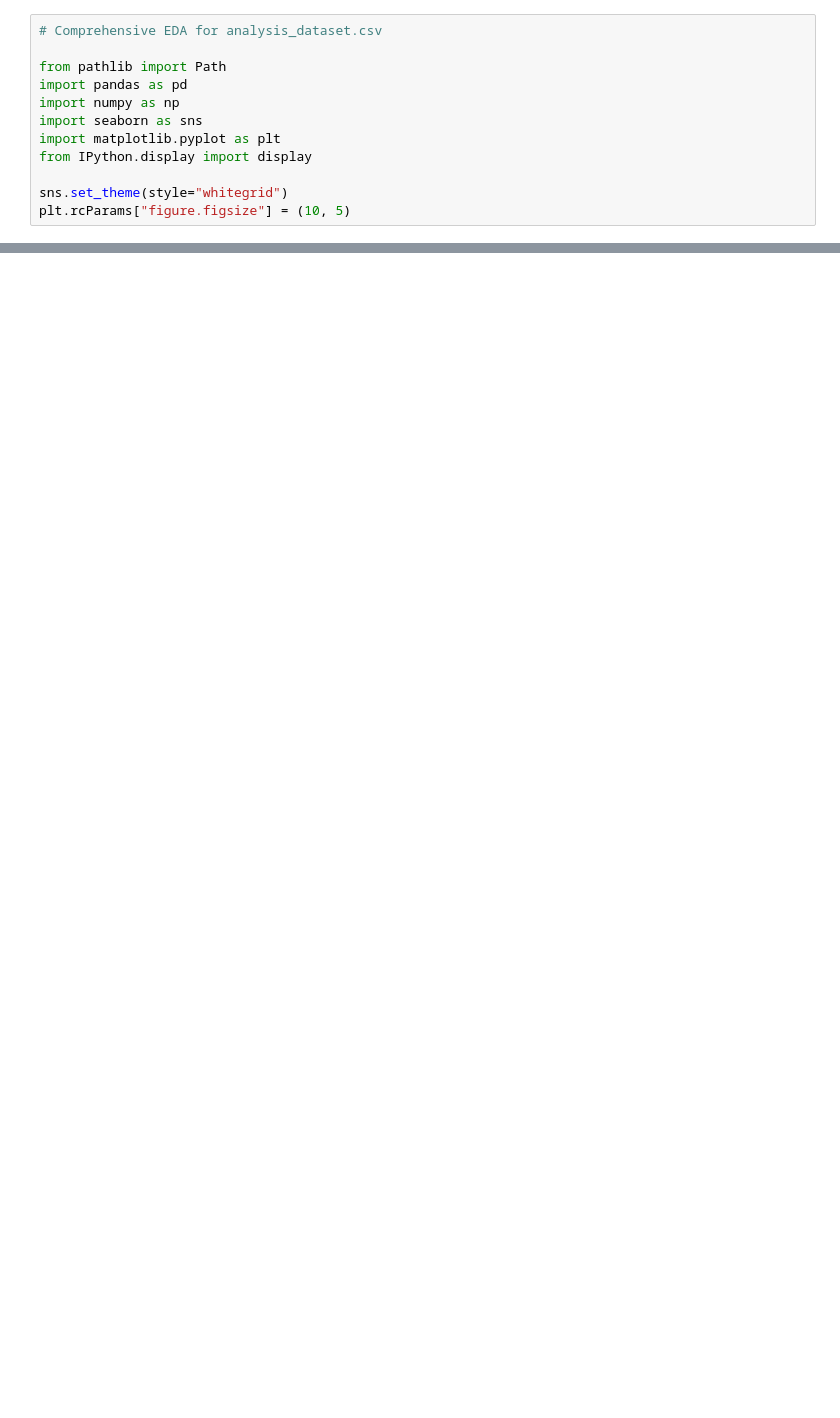
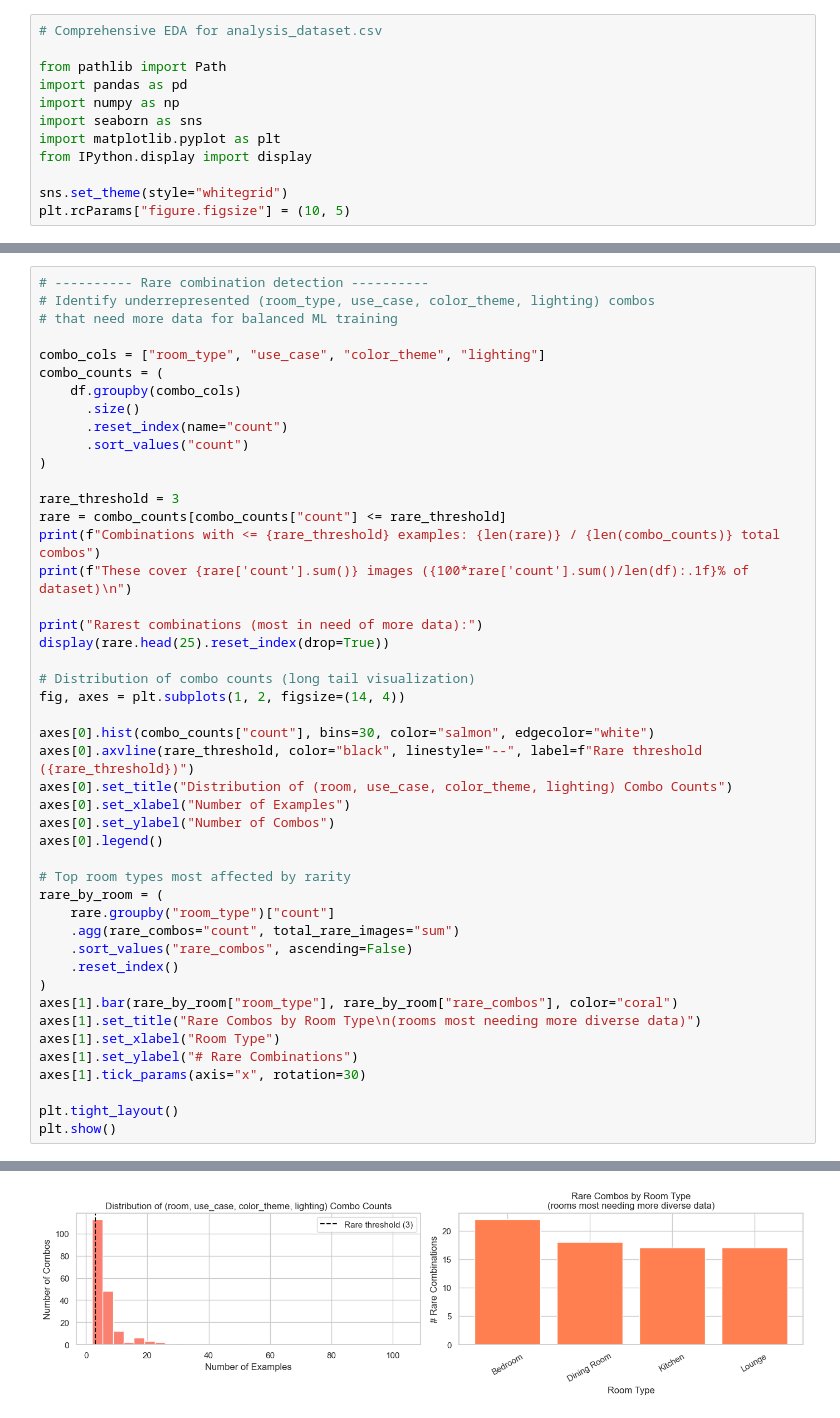
Before and after one commit to FatimaMansoor-dev/ReSpace-AI, a Jupyter notebook: Data Analysis/analysis.ipynb, the cells around one changed output, grey strips where cells are left out. Cells and saved outputs as stored; diff of their text form; blank space fills up the shorter version.

```diff
--- a/Data Analysis/analysis.ipynb
+++ b/Data Analysis/analysis.ipynb
@@ -171,0 +397,47 @@ display(df["status"].value_counts().to_frame("count"))
+# %%
+# ---------- Rare combination detection ----------
+# Identify underrepresented (room_type, use_case, color_theme, lighting) combos
+# that need more data for balanced ML training
+
+combo_cols = ["room_type", "use_case", "color_theme", "lighting"]
+combo_counts = (
+    df.groupby(combo_cols)
+      .size()
+      .reset_index(name="count")
+      .sort_values("count")
+)
+
+rare_threshold = 3
+rare = combo_counts[combo_counts["count"] <= rare_threshold]
+print(f"Combinations with <= {rare_threshold} examples: {len(rare)} / {len(combo_counts)} total combos")
+print(f"These cover {rare['count'].sum()} images ({100*rare['count'].sum()/len(df):.1f}% of dataset)\n")
+
+print("Rarest combinations (most in need of more data):")
+display(rare.head(25).reset_index(drop=True))
+
+# Distribution of combo counts (long tail visualization)
+fig, axes = plt.subplots(1, 2, figsize=(14, 4))
+
+axes[0].hist(combo_counts["count"], bins=30, color="salmon", edgecolor="white")
+axes[0].axvline(rare_threshold, color="black", linestyle="--", label=f"Rare threshold ({rare_threshold})")
+axes[0].set_title("Distribution of (room, use_case, color_theme, lighting) Combo Counts")
+axes[0].set_xlabel("Number of Examples")
+axes[0].set_ylabel("Number of Combos")
+axes[0].legend()
+
+# Top room types most affected by rarity
+rare_by_room = (
+    rare.groupby("room_type")["count"]
+    .agg(rare_combos="count", total_rare_images="sum")
+    .sort_values("rare_combos", ascending=False)
+    .reset_index()
+)
+axes[1].bar(rare_by_room["room_type"], rare_by_room["rare_combos"], color="coral")
+axes[1].set_title("Rare Combos by Room Type\n(rooms most needing more diverse data)")
+axes[1].set_xlabel("Room Type")
+axes[1].set_ylabel("# Rare Combinations")
+axes[1].tick_params(axis="x", rotation=30)
+
+plt.tight_layout()
+plt.show()
+# %% [output]
@@ -171,0 +465 @@ display(df["status"].value_counts().to_frame("count"))
+[figure, added]
```
Also changed, not shown: parts of 12 cells of this notebook, 5 other files.
